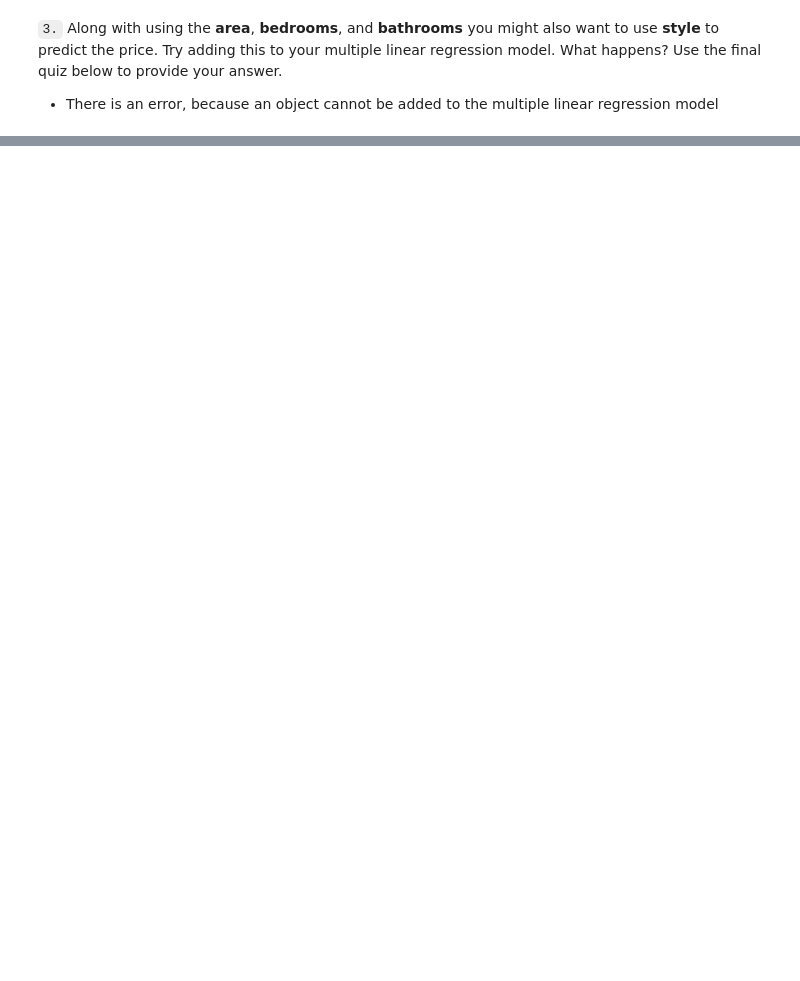
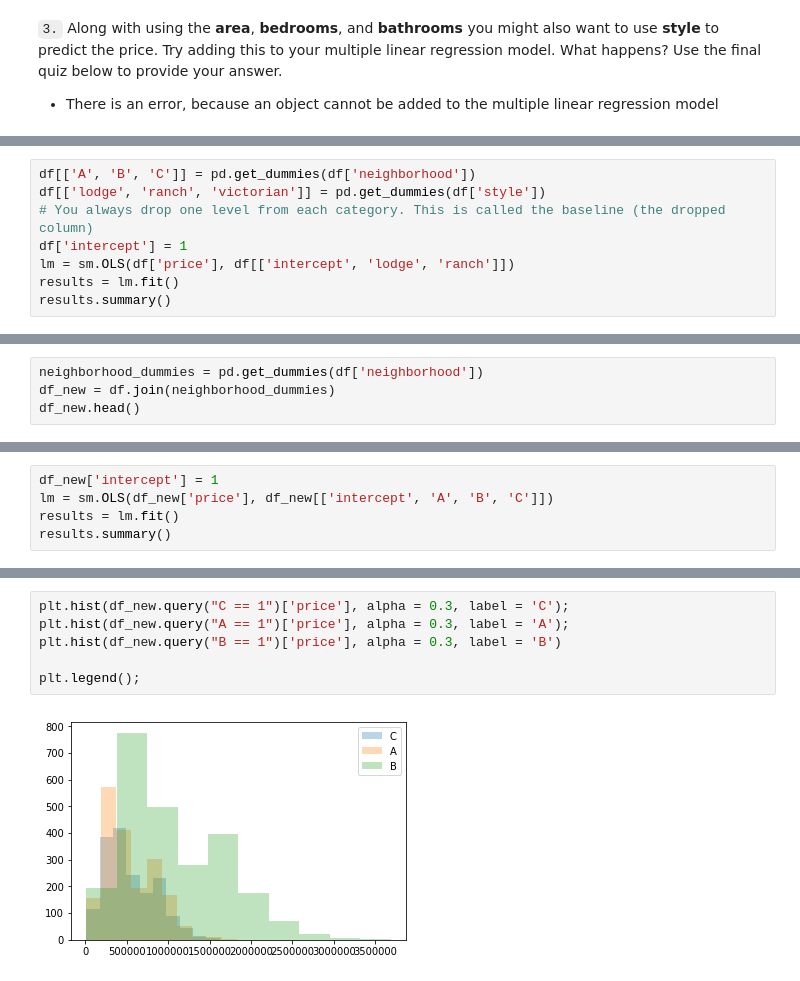
Before and after one commit to geocarvalho/python-ds, a Jupyter notebook: DS-fundations-2/statistics/15-Multiple_linear_regression.ipynb, the cells around one changed output, grey strips where cells are left out. Cells and saved outputs as stored; diff of their text form; blank space fills up the shorter version.

```diff
--- a/DS-fundations-2/statistics/15-Multiple_linear_regression.ipynb
+++ b/DS-fundations-2/statistics/15-Multiple_linear_regression.ipynb
@@ -171,0 +204,8 @@ KeyError: ('intercept', 'area', 'bedrooms', 'bathrooms', 'style')
+# %%
+df[['A', 'B', 'C']] = pd.get_dummies(df['neighborhood'])
+df[['lodge', 'ranch', 'victorian']] = pd.get_dummies(df['style'])
+# You always drop one level from each category. This is called the baseline (the dropped column)
+df['intercept'] = 1
+lm = sm.OLS(df['price'], df[['intercept', 'lodge', 'ranch']])
+results = lm.fit()
+results.summary()
@@ -171,0 +242,4 @@ KeyError: ('intercept', 'area', 'bedrooms', 'bathrooms', 'style')
+# %%
+neighborhood_dummies = pd.get_dummies(df['neighborhood'])
+df_new = df.join(neighborhood_dummies)
+df_new.head()
@@ -171,0 +253,5 @@ KeyError: ('intercept', 'area', 'bedrooms', 'bathrooms', 'style')
+# %%
+df_new['intercept'] = 1
+lm = sm.OLS(df_new['price'], df_new[['intercept', 'A', 'B', 'C']])
+results = lm.fit()
+results.summary()
@@ -171,0 +315,8 @@ KeyError: ('intercept', 'area', 'bedrooms', 'bathrooms', 'style')
+# %%
+plt.hist(df_new.query("C == 1")['price'], alpha = 0.3, label = 'C');
+plt.hist(df_new.query("A == 1")['price'], alpha = 0.3, label = 'A');
+plt.hist(df_new.query("B == 1")['price'], alpha = 0.3, label = 'B')
+
+plt.legend();
+# %% [output]
+[figure, added]
```
Also changed, not shown: parts of 29 cells of this notebook.
